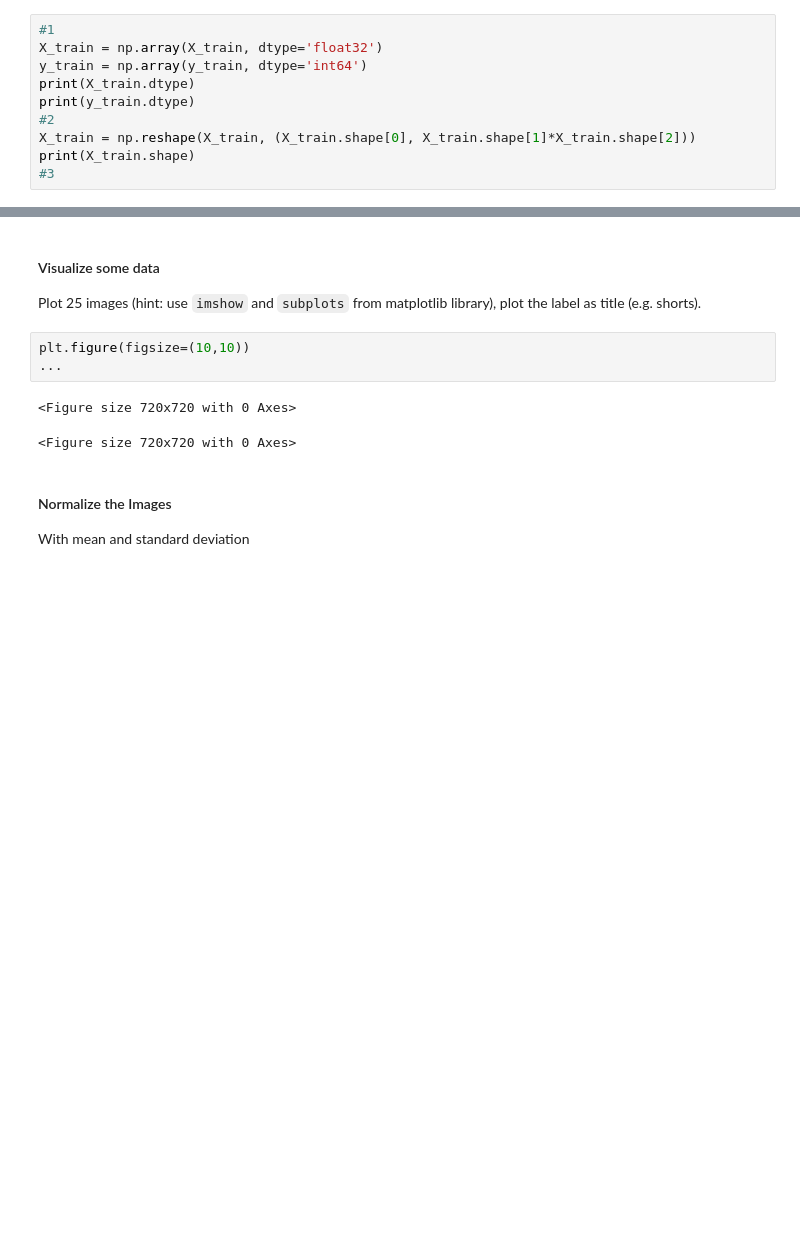
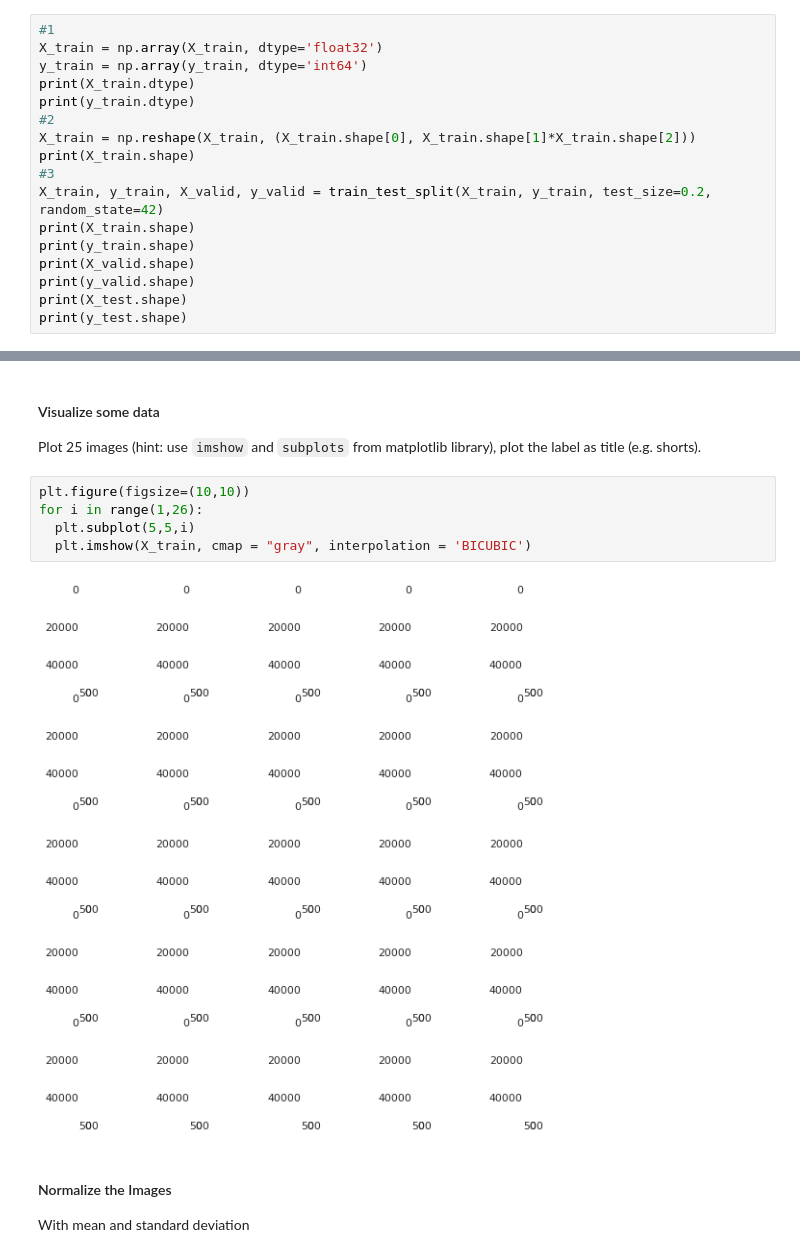
Before and after one commit to PhilippeGithub/mldm_fs23, a Jupyter notebook: labs/L04_Polynomial_and_Logistic_Regression_LAB_ASSIGNMENT.ipynb, the cells around one changed output, grey strips where cells are left out. Cells and saved outputs as stored; diff of their text form; blank space fills up the shorter version.

```diff
--- a/labs/L04_Polynomial_and_Logistic_Regression_LAB_ASSIGNMENT.ipynb
+++ b/labs/L04_Polynomial_and_Logistic_Regression_LAB_ASSIGNMENT.ipynb
@@ -224,6 +224,13 @@ print(y_train.dtype)
 X_train = np.reshape(X_train, (X_train.shape[0], X_train.shape[1]*X_train.shape[2]))
 print(X_train.shape)
 #3
+X_train, y_train, X_valid, y_valid = train_test_split(X_train, y_train, test_size=0.2, random_state=42)
+print(X_train.shape)
+print(y_train.shape)
+print(X_valid.shape)
+print(y_valid.shape)
+print(X_test.shape)
+print(y_test.shape)
 # %% [output]
 float32
 int64
@@ -239,12 +244,13 @@ int64
 # %% [markdown]
 #### Visualize some data
 Plot 25 images (hint: use ``imshow`` and ``subplots`` from matplotlib library), plot the label as title (e.g. shorts).
-# %%
-plt.figure(figsize=(10,10))
-...
-# %% [output]
-<Figure size 720x720 with 0 Axes>
-<Figure size 720x720 with 0 Axes>
+# %%
+plt.figure(figsize=(10,10))
+for i in range(1,26):
+  plt.subplot(5,5,i)
+  plt.imshow(X_train, cmap = "gray", interpolation = 'BICUBIC')
+# %% [output]
+[figure, added]
 # %% [markdown]
 #### Normalize the Images
 With mean and standard deviation
```
Also changed, not shown: parts of 1 cell of this notebook.
